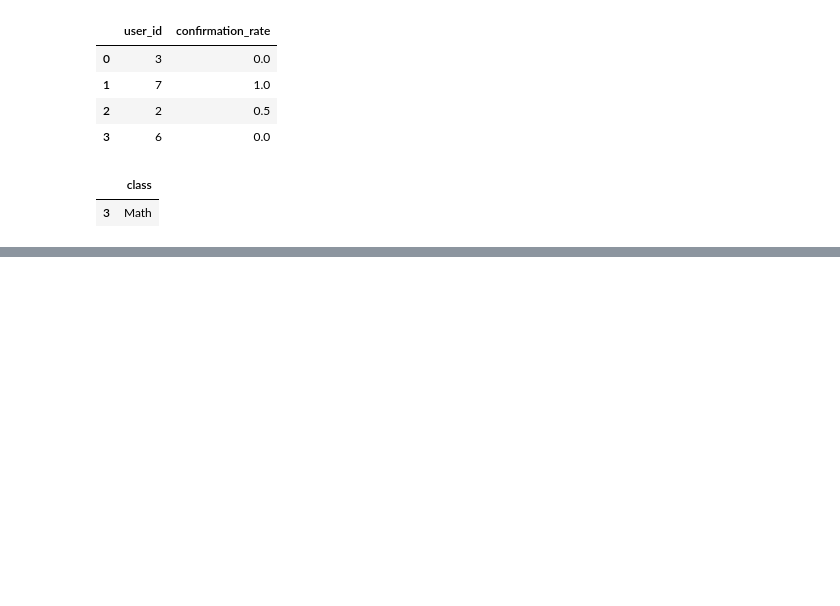
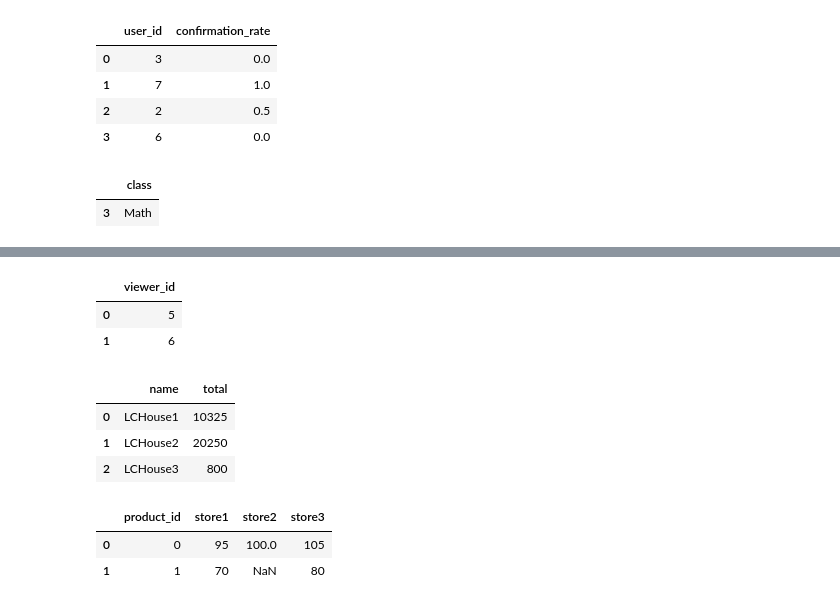
Before and after one commit to baxt1or/leetcode_database_problems, a Jupyter notebook: leetcode_sql_premium.ipynb, the cells around one changed output, grey strips where cells are left out. Cells and saved outputs as stored; diff of their text form; code cells hidden in the pictures; blank space fills up the shorter version.

```diff
--- a/leetcode_sql_premium.ipynb
+++ b/leetcode_sql_premium.ipynb
@@ -12203,0 +12258,73 @@ make_select(query)
+# %%
+data = [[1, 3, 5, '2019-08-01'], [3, 4, 5, '2019-08-01'], [1, 3, 6, '2019-08-02'], [2, 7, 7, '2019-08-01'], [2, 7, 6, '2019-08-02'], [4, 7, 1, '2019-07-22'], [3, 4, 4, '2019-07-21'], [3, 4, 4, '2019-07-21']]
+views = pd.DataFrame(data, columns=['article_id', 'author_id', 'viewer_id', 'view_date']).astype({'article_id':'Int64', 'author_id':'Int64', 'viewer_id':'Int64', 'view_date':'datetime64[ns]'})
+
+
+query = """
+
+SELECT
+DISTINCT viewer_id
+FROM views
+GROUP BY viewer_id, view_date
+HAVING COUNT(DISTINCT article_id) > 1
+
+"""
+
+make_select(query)
+# %% [output]
+|  | viewer_id |
+| 0 | 5 |
+| 1 | 6 |
+# %%
+data = [['LCHouse1', 1, 1], ['LCHouse1', 2, 10], ['LCHouse1', 3, 5], ['LCHouse2', 1, 2], ['LCHouse2', 2, 2], ['LCHouse3', 4, 1]]
+warehouse = pd.DataFrame(data, columns=['name', 'product_id', 'units']).astype({'name':'object', 'product_id':'Int64', 'units':'Int64'})
+data = [[1, 'LC-TV', 5, 50, 40], [2, 'LC-KeyChain', 5, 5, 5], [3, 'LC-Phone', 2, 10, 10], [4, 'LC-T-Shirt', 4, 10, 20]]
+products = pd.DataFrame(data, columns=['product_id', 'product_name', 'Width', 'Length', 'Height']).astype({'product_id':'Int64', 'product_name':'object', 'Width':'Int64', 'Length':'Int64', 'Height':'Int64'})
+
+
+query = """
+
+SELECT
+w.name,
+SUM(p.Width * p.Length * p.Height) * w.units AS total
+FROM products p
+INNER JOIN warehouse w ON p.product_id = w.product_id
+GROUP BY 1
+
+"""
+
+make_select(query)
+# %% [output]
+|  | name | total |
+| 0 | LCHouse1 | 10325 |
+| 1 | LCHouse2 | 20250 |
+| 2 | LCHouse3 | 800 |
+# %%
+data = [['0', 'store1', '95'], ['0', 'store3', '105'], ['0', 'store2', '100'], ['1', 'store1', '70'], ['1', 'store3', '80']]
+products = pd.DataFrame(data, columns=['product_id', 'store', 'price']).astype({'product_id':'Int64', 'store':'category', 'price':'Int64'})
+
+query = """
+
+WITH cte AS (SELECT product_id, price AS store1  FROM products WHERE store = 'store1'),
+
+cte2 AS (SELECT product_id, price AS store2  FROM products WHERE store = 'store2'),
+
+cte3 AS (SELECT product_id, price AS store3  FROM products WHERE store = 'store3'),
+
+cte4 AS (SELECT DISTINCT product_id FROM products)
+
+SELECT
+a.product_id, d.store1, b.store2, c.store3
+FROM cte4 a
+FULL OUTER JOIN cte2 b ON a.product_id = b.product_id
+FULL OUTER JOIN cte3 C ON a.product_id = c.product_id
+FULL OUTER JOIN cte d ON a.product_id = d.product_id
+WHERE a.product_id IS NOT NULL
+
+"""
+
+make_select(query)
+# %% [output]
+|  | product_id | store1 | store2 | store3 |
+| 0 | 0 | 95 | 100.0 | 105 |
+| 1 | 1 | 70 | NaN | 80 |
```
Also changed, not shown: parts of 7 cells of this notebook.
